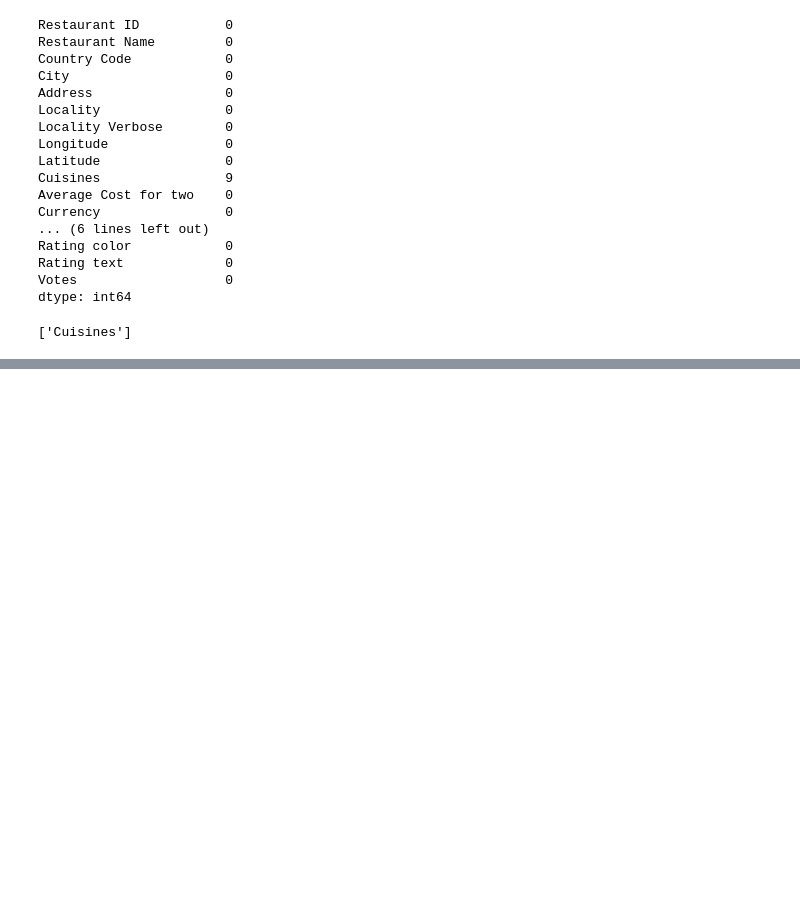
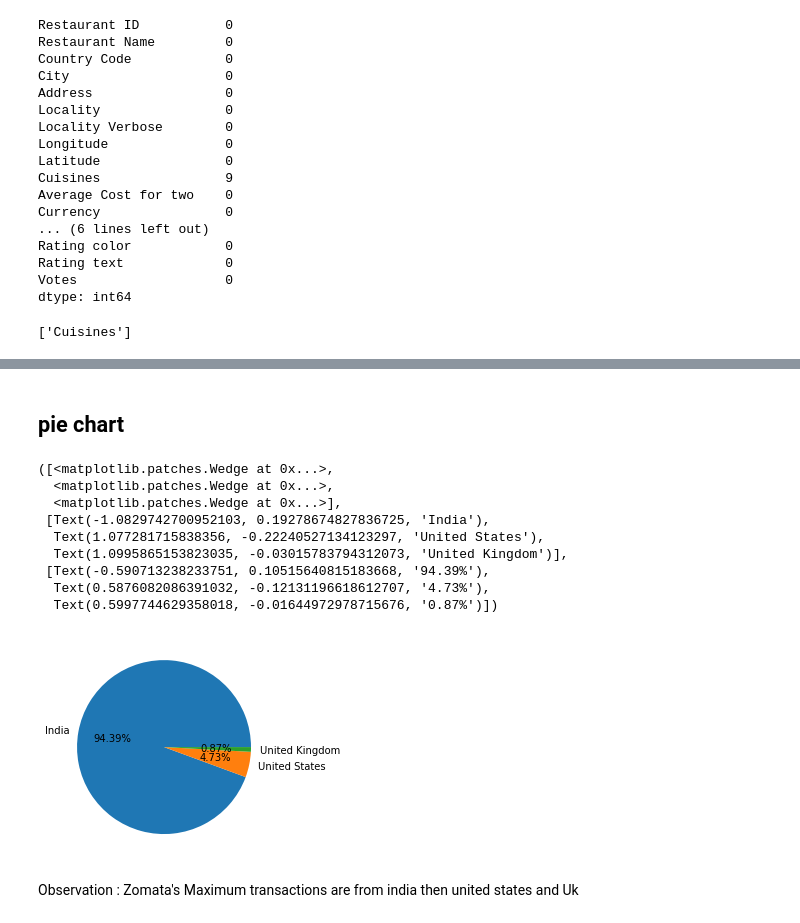
Before and after one commit to siddartha-10/EDA, a Jupyter notebook: EDA.ipynb, the cells around one changed output, grey strips where cells are left out. Drawn from its saved outputs; the diff is of its cells as text; code cells hidden in the pictures; blank space fills up the shorter version.

```diff
--- a/EDA.ipynb
+++ b/EDA.ipynb
@@ -95,0 +105,3 @@ dtype: int64
+# %%
+df_country = pd.read_excel('Country-Code.xlsx')
+df_country.head()
@@ -95,0 +125,2 @@ dtype: int64
+# %%
+final_df = pd.merge(df,df_country,on='Country Code',how='left')
@@ -95,0 +165,22 @@ dtype: int64
+# %%
+country_names = final_df.Country.value_counts().index
+# %%
+country_values = final_df.Country.value_counts().values
+# %% [markdown]
+## pie chart
+# %%
+plt.pie(country_values[:3],labels=country_names[:3],autopct='%1.2f%%')
+# pie chart top 3 countries
+# %% [output]
+([<matplotlib.patches.Wedge at 0x...>,
+  <matplotlib.patches.Wedge at 0x...>,
+  <matplotlib.patches.Wedge at 0x...>],
+ [Text(-1.0829742700952103, 0.19278674827836725, 'India'),
+  Text(1.077281715838356, -0.22240527134123297, 'United States'),
+  Text(1.0995865153823035, -0.03015783794312073, 'United Kingdom')],
+ [Text(-0.590713238233751, 0.10515640815183668, '94.39%'),
+  Text(0.5876082086391032, -0.12131196618612707, '4.73%'),
+  Text(0.5997744629358018, -0.01644972978715676, '0.87%')])
+[figure, added]
+# %% [markdown]
+Observation : Zomata's Maximum transactions are from india then united states and Uk
```
Also changed, not shown: parts of 14 cells of this notebook.
